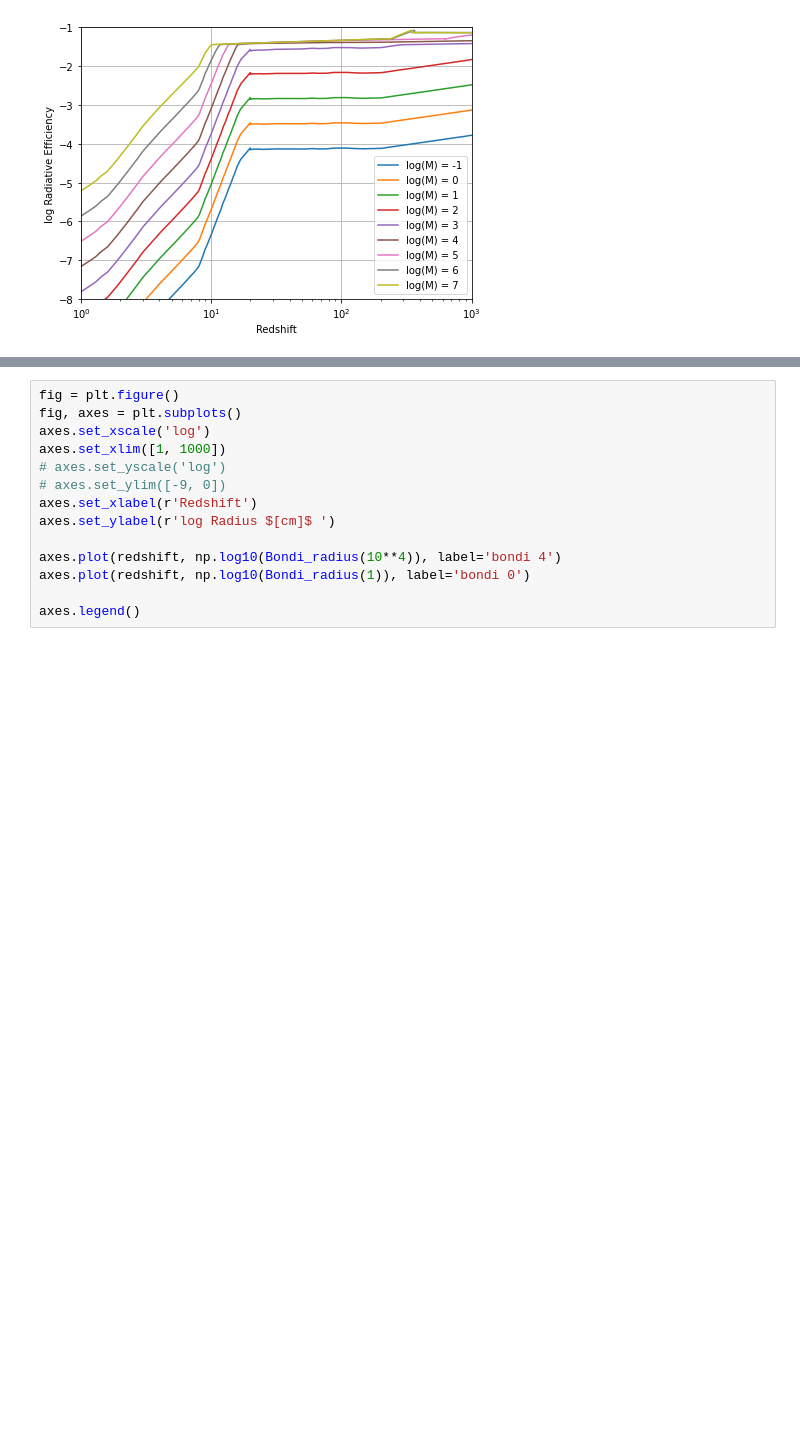
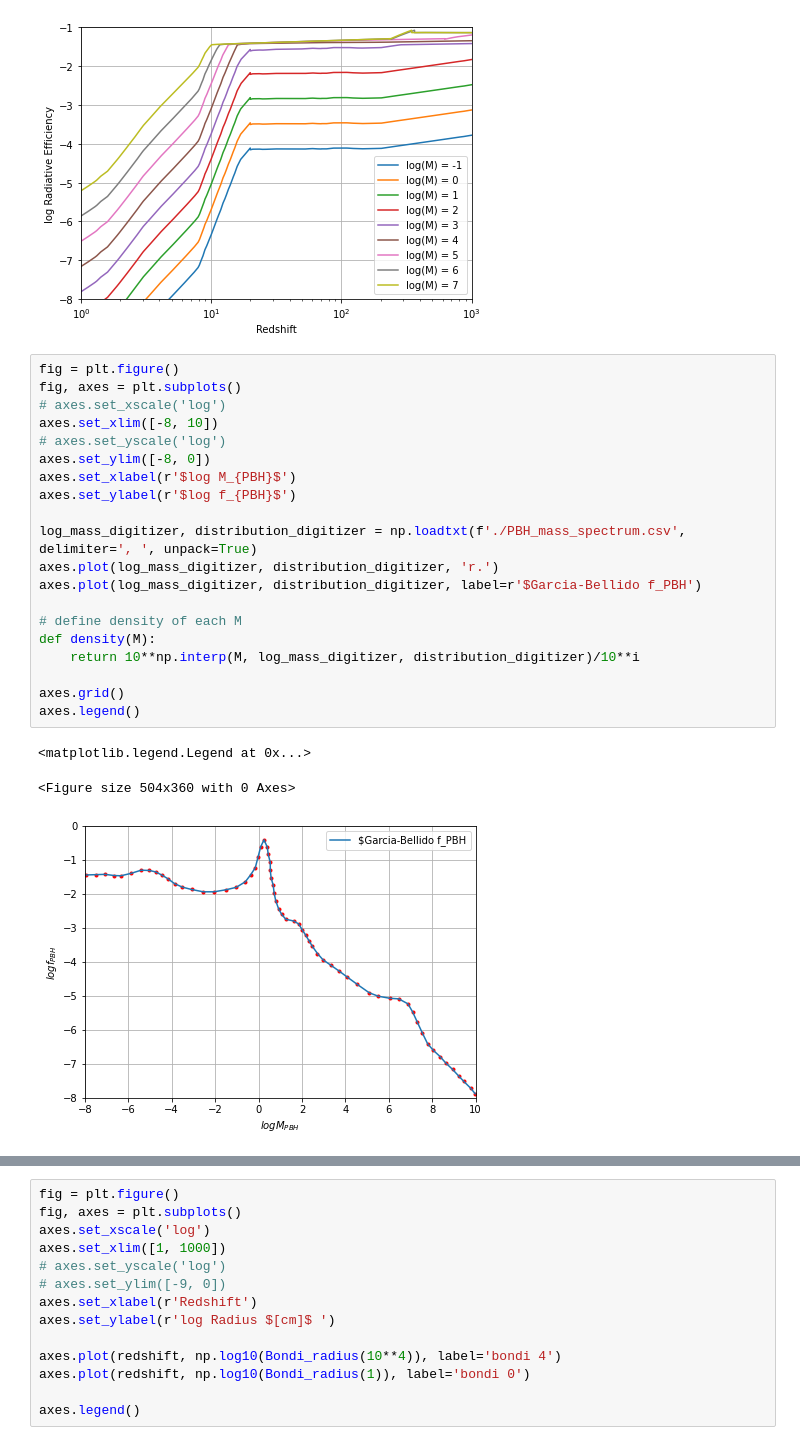
Before and after one commit to newspaperhinson/PBHAccretion, a Jupyter notebook: main.ipynb, the cells around one changed output, grey strips where cells are left out. Cells and saved outputs as stored; diff of their text form; blank space fills up the shorter version.

Commit message:
plotted figure 5

```diff
--- a/main.ipynb
+++ b/main.ipynb
@@ -216,3 +216,27 @@ axes.legend()
 <matplotlib.legend.Legend at 0x...>
 <Figure size 504x360 with 0 Axes>
 [figure]
+# %%
+fig = plt.figure()
+fig, axes = plt.subplots()
+# axes.set_xscale('log')
+axes.set_xlim([-8, 10])
+# axes.set_yscale('log')
+axes.set_ylim([-8, 0])
+axes.set_xlabel(r'$log M_{PBH}$')
+axes.set_ylabel(r'$log f_{PBH}$')
+
+log_mass_digitizer, distribution_digitizer = np.loadtxt(f'./PBH_mass_spectrum.csv', delimiter=', ', unpack=True)
+axes.plot(log_mass_digitizer, distribution_digitizer, 'r.')
+axes.plot(log_mass_digitizer, distribution_digitizer, label=r'$Garcia-Bellido f_PBH')
+
+# define density of each M
+def density(M):
+    return 10**np.interp(M, log_mass_digitizer, distribution_digitizer)/10**i
+
+axes.grid()
+axes.legend()
+# %% [output]
+<matplotlib.legend.Legend at 0x...>
+<Figure size 504x360 with 0 Axes>
+[figure, added]
```
Also changed, not shown: parts of 2 cells of this notebook, 1 other file.
